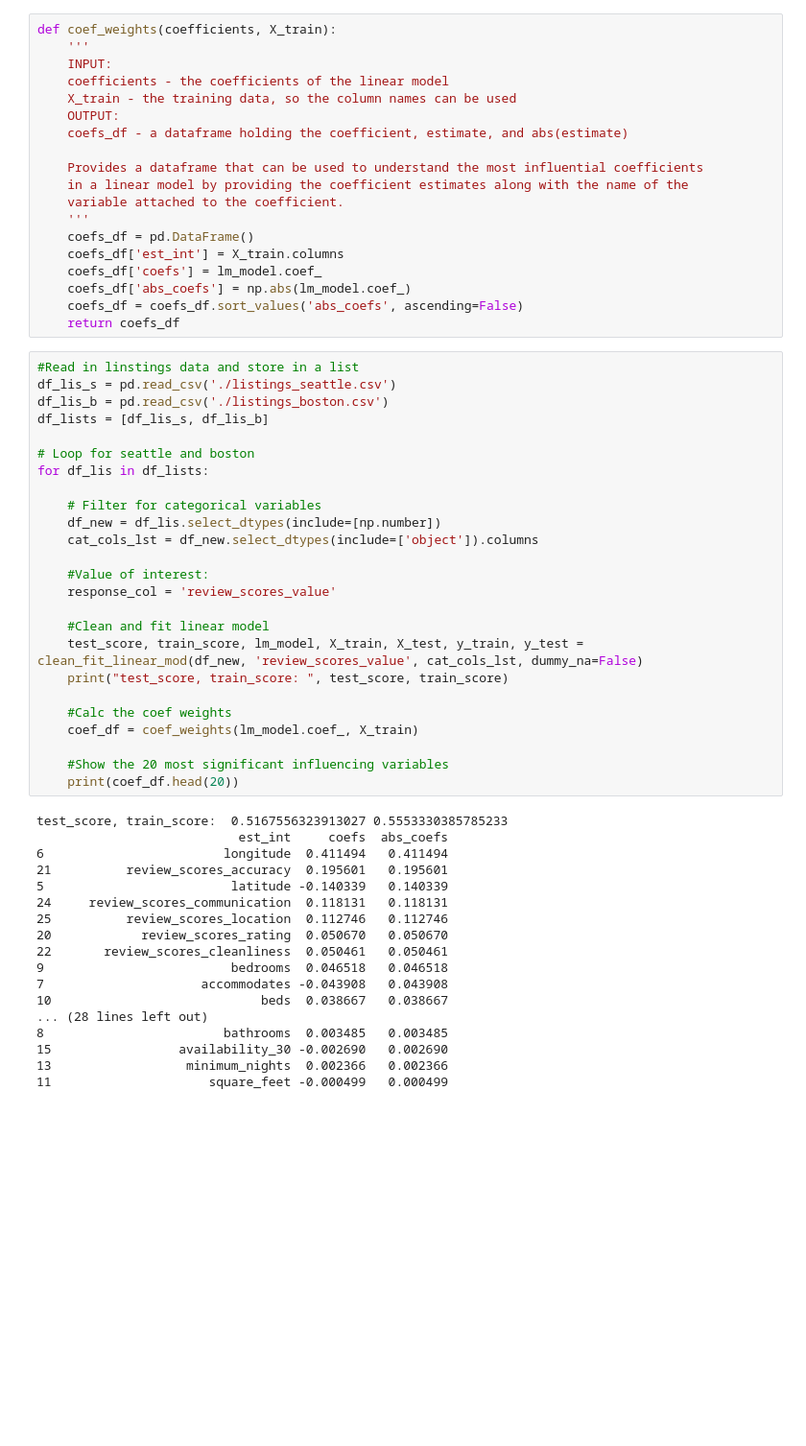
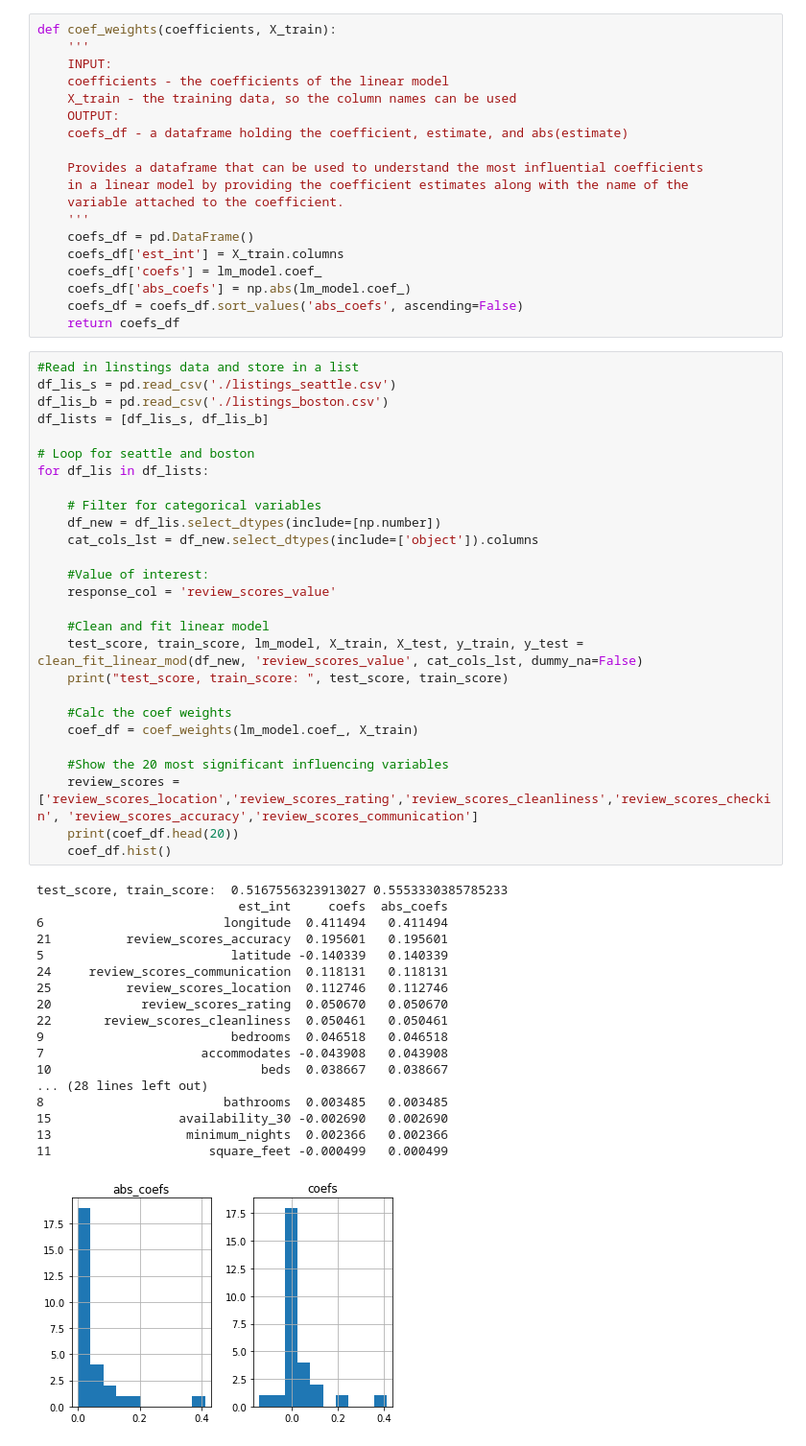
Before and after one commit to mx-hsl/data_science_airbnb, a Jupyter notebook: analysis.ipynb, the cells around one changed output. Shown: that part at 96% size. Cells and saved outputs as stored; diff of their text form; blank space fills up the shorter version.

```diff
--- a/analysis.ipynb
+++ b/analysis.ipynb
@@ -164,30 +210,33 @@ for df_lis in df_lists:
     #Value of interest:
     response_col = 'review_scores_value'
 
     #Clean and fit linear model
     test_score, train_score, lm_model, X_train, X_test, y_train, y_test = clean_fit_linear_mod(df_new, 'review_scores_value', cat_cols_lst, dummy_na=False)
     print("test_score, train_score: ", test_score, train_score)
 
     #Calc the coef weights
     coef_df = coef_weights(lm_model.coef_, X_train)
 
     #Show the 20 most significant influencing variables
+    review_scores = ['review_scores_location','review_scores_rating','review_scores_cleanliness','review_scores_checkin', 'review_scores_accuracy','review_scores_communication']
     print(coef_df.head(20))
+    coef_df.hist()
 # %% [output]
 test_score, train_score:  0.5167556323913027 0.5553330385785233
                            est_int     coefs  abs_coefs
 6                        longitude  0.411494   0.411494
 21          review_scores_accuracy  0.195601   0.195601
 5                         latitude -0.140339   0.140339
 24     review_scores_communication  0.118131   0.118131
 25          review_scores_location  0.112746   0.112746
 20            review_scores_rating  0.050670   0.050670
 22       review_scores_cleanliness  0.050461   0.050461
 9                         bedrooms  0.046518   0.046518
 7                     accommodates -0.043908   0.043908
 10                            beds  0.038667   0.038667
 ... (28 lines left out)
 8                        bathrooms  0.003485   0.003485
 15                 availability_30 -0.002690   0.002690
 13                  minimum_nights  0.002366   0.002366
 11                     square_feet -0.000499   0.000499
+[figure, added]
```
Also changed, not shown: parts of 3 cells of this notebook.
